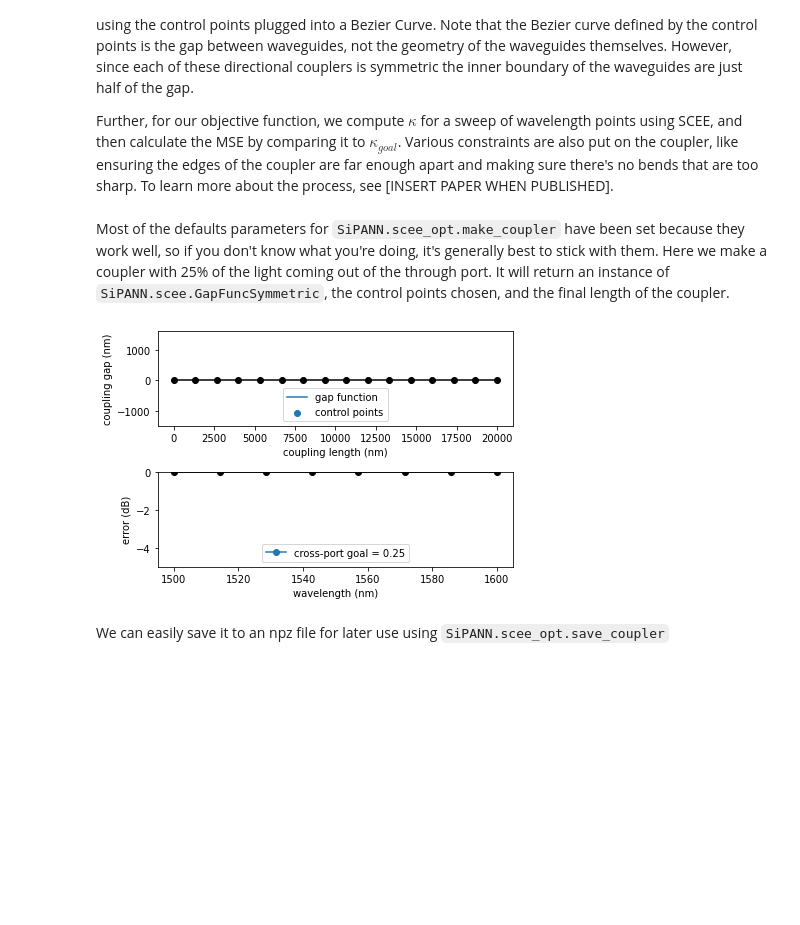
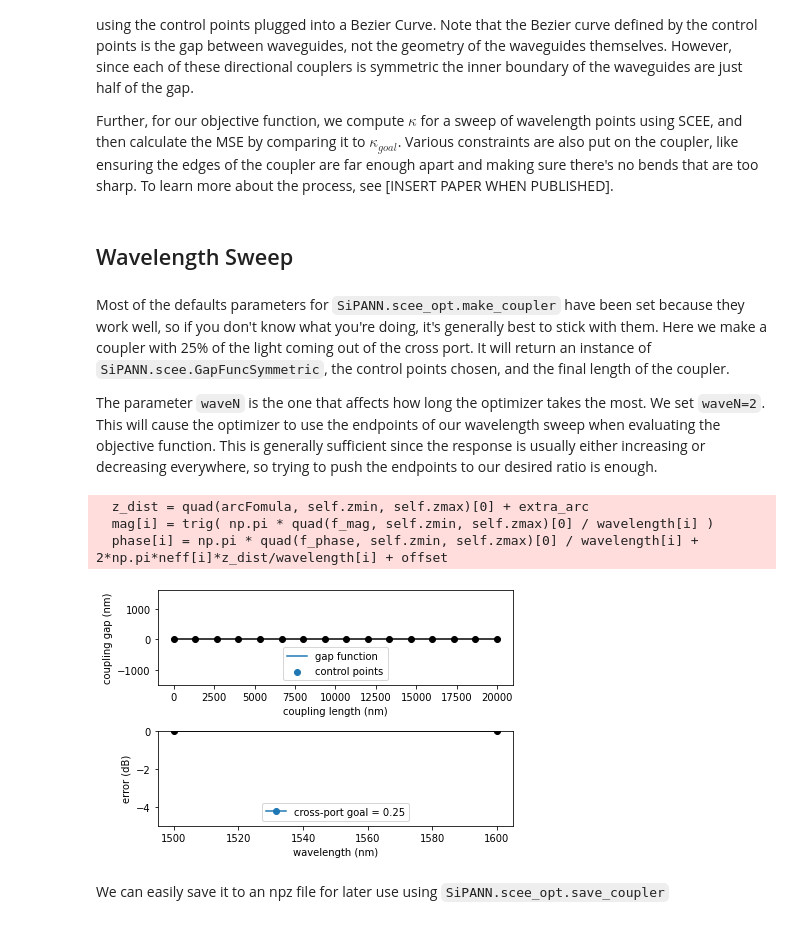
Before and after one commit to BYUCamachoLab/SiPANN, a Jupyter notebook: examples/Tutorials/InverseDesign.ipynb, the cells around one changed output. Cells and saved outputs as stored; diff of their text form; code cells hidden in the pictures; blank space fills up the shorter version.

```diff
--- a/examples/Tutorials/InverseDesign.ipynb
+++ b/examples/Tutorials/InverseDesign.ipynb
@@ -20,14 +20,23 @@ def pltAttr(x, y, title=None, legend='upper right', save=None):
         plt.title(title)
     if save is not None:
         plt.savefig(save)
+# %% [markdown]
+## Wavelength Sweep
 # %% [markdown]
-Most of the defaults parameters for `SiPANN.scee_opt.make_coupler` have been set because they work well, so if you don't know what you're doing, it's generally best to stick with them. Here we make a coupler with 25% of the light coming out of the through port. It will return an instance of `SiPANN.scee.GapFuncSymmetric`, the control points chosen, and the final length of the coupler.
+Most of the defaults parameters for `SiPANN.scee_opt.make_coupler` have been set because they work well, so if you don't know what you're doing, it's generally best to stick with them. Here we make a coupler with 25% of the light coming out of the cross port. It will return an instance of `SiPANN.scee.GapFuncSymmetric`, the control points chosen, and the final length of the coupler.
+
+The parameter `waveN` is the one that affects how long the optimizer takes the most. We set `waveN=2`. This will cause the optimizer to use the endpoints of our wavelength sweep when evaluating the objective function. This is generally sufficient since the response is usually either increasing or decreasing everywhere, so trying to push the endpoints to our desired ratio is enough.
 # %%
 width = 500
 thickness = 220
-coupler, gap_pts, length = scee_opt.make_coupler(goalK=.25, verbose=1, width=500, thickness=220)
+coupler, gap_pts, length = scee_opt.make_coupler(goalK=.25, verbose=1,
+                                                 width=width, thickness=thickness,
+                                                 waveN=2, maxiter=15000)
 # %% [output]
+  z_dist = quad(arcFomula, self.zmin, self.zmax)[0] + extra_arc
+  mag[i] = trig( np.pi * quad(f_mag, self.zmin, self.zmax)[0] / wavelength[i] )
+  phase[i] = np.pi * quad(f_phase, self.zmin, self.zmax)[0] / wavelength[i] + 2*np.pi*neff[i]*z_dist/wavelength[i] + offset
-[figure, old version]
+[figure, new version]
 # %% [markdown]
 We can easily save it to an npz file for later use using `SiPANN.scee_opt.save_coupler`
 # %%
```
Also changed, not shown: parts of 9 cells of this notebook, 7 other files.
